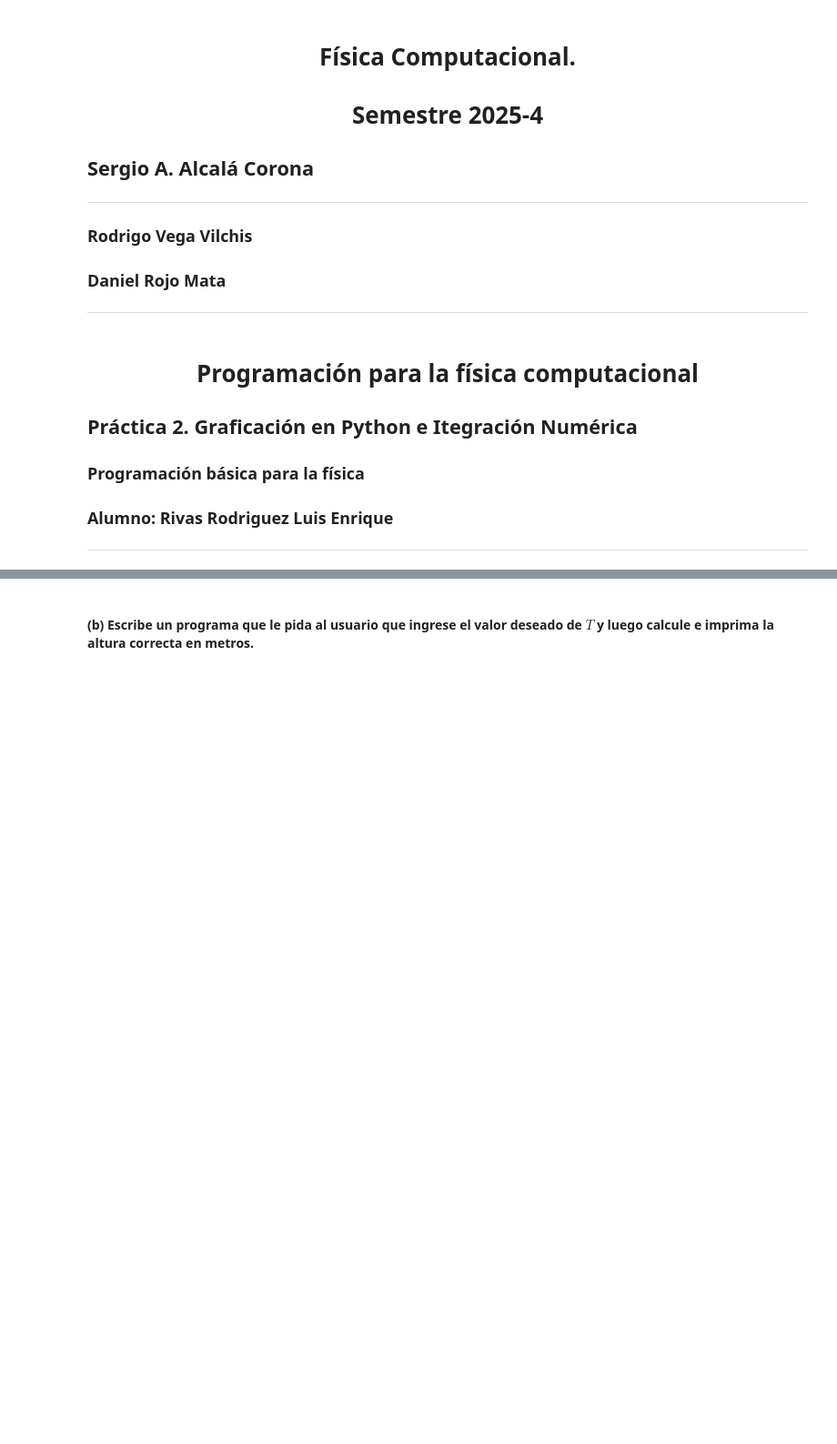
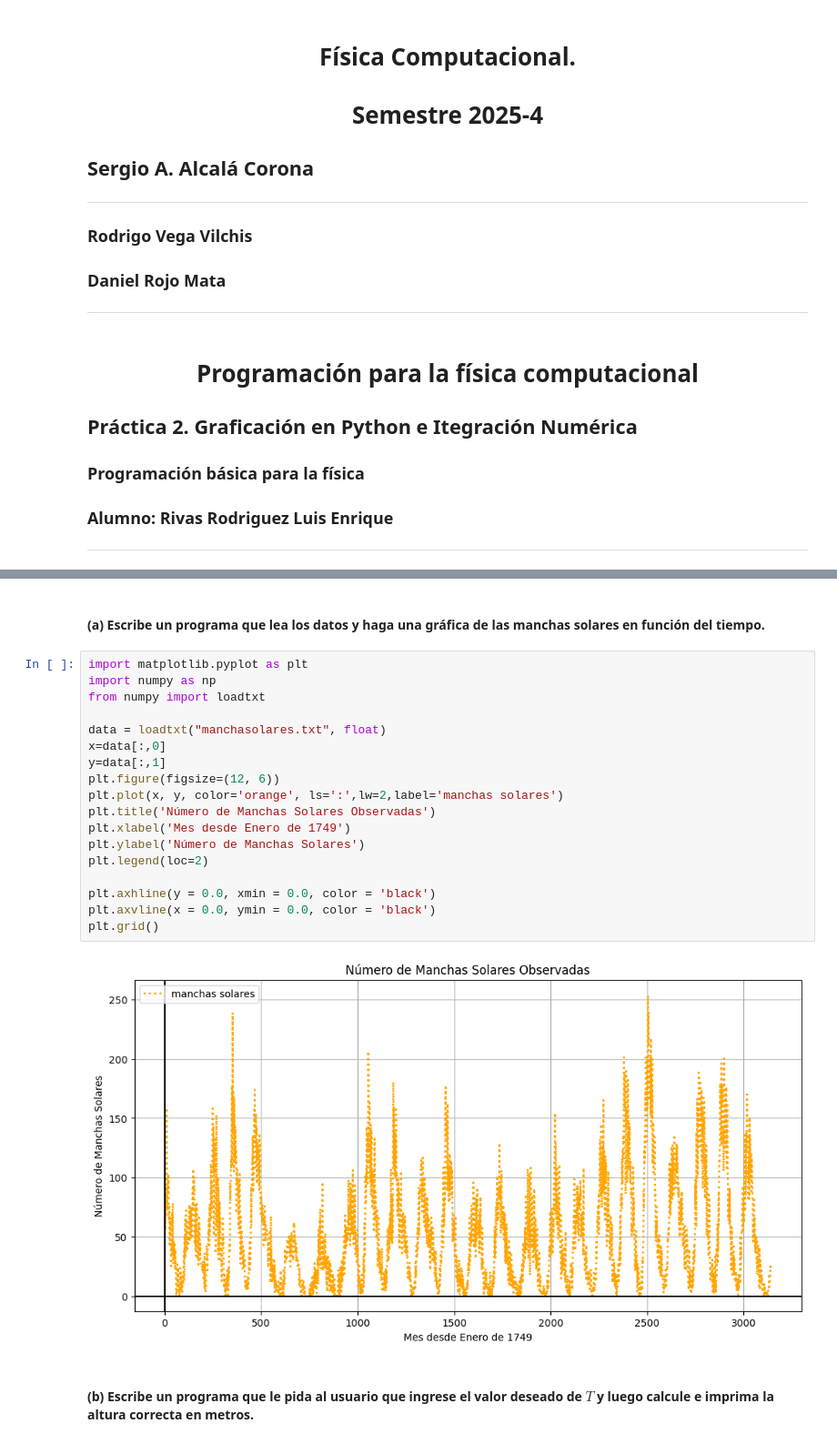
Before and after one commit to LuisEnriqueFC/COPIAINTERSEMESTRALTRABAJO, a Jupyter notebook: TareaPractica2_Rivas_Rodriguez_Luis_Enrique.ipynb, the cells around one changed output, grey strips where cells are left out. Shown at 91% size. Cells and saved outputs as stored; diff of their text form; blank space fills up the shorter version.

```diff
--- a/TareaPractica2_Rivas_Rodriguez_Luis_Enrique.ipynb
+++ b/TareaPractica2_Rivas_Rodriguez_Luis_Enrique.ipynb
@@ -50,3 +26,25 @@ Para le caso de un satélite que orbita fuera de la tierra debemos tomar en cuen
+# %% [markdown]
+#### **(a)** Escribe un programa que lea los datos y haga una gráfica de las manchas solares en función del tiempo.
+# %%
+import matplotlib.pyplot as plt
+import numpy as np
+from numpy import loadtxt
+
+data = loadtxt("manchasolares.txt", float)
+x=data[:,0]
+y=data[:,1]
+plt.figure(figsize=(12, 6))
+plt.plot(x, y, color='orange', ls=':',lw=2,label='manchas solares')
+plt.title('Número de Manchas Solares Observadas')
+plt.xlabel('Mes desde Enero de 1749')
+plt.ylabel('Número de Manchas Solares')
+plt.legend(loc=2)
+
+plt.axhline(y = 0.0, xmin = 0.0, color = 'black')
+plt.axvline(x = 0.0, ymin = 0.0, color = 'black')
+plt.grid()
+# %% [output]
+[figure, added]
 # %% [markdown]
 #### **(b)** Escribe un programa que le pida al usuario que ingrese el valor deseado de $T$ y luego calcule e imprima la altura correcta en metros.
 # %%
```
Also changed, not shown: parts of 4 cells of this notebook, 3 other files.
